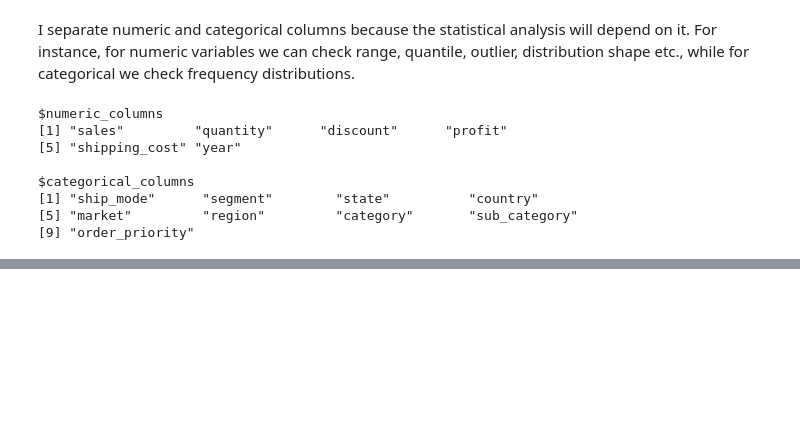
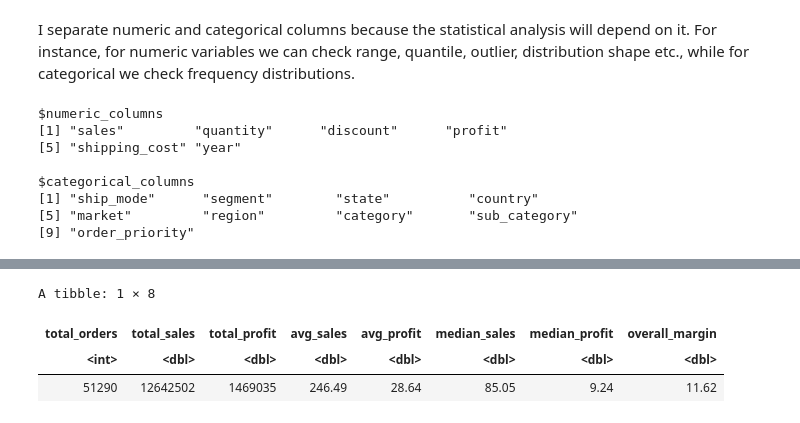
Before and after one commit to aleksiakolo/product-sales-analysis, a Jupyter notebook: notebooks/orders_statistics.ipynb, the cells around one changed output, grey strips where cells are left out. Cells and saved outputs as stored; diff of their text form; code cells hidden in the pictures; blank space fills up the shorter version.

```diff
--- a/notebooks/orders_statistics.ipynb
+++ b/notebooks/orders_statistics.ipynb
@@ -185,0 +255,28 @@ categorical_vars %>%
+# %%
+executive_summary <- orders %>%
+    summarise(
+        total_orders = n(),
+        total_sales = sum(sales, na.rm = TRUE),
+        total_profit = sum(profit, na.rm = TRUE),
+        avg_sales = mean(sales, na.rm = TRUE),
+        avg_profit = mean(profit, na.rm = TRUE),
+        median_sales = median(sales, na.rm = TRUE),
+        median_profit = median(profit, na.rm = TRUE),
+        overall_margin = total_profit / total_sales
+    ) %>%
+    mutate(
+        total_sales = round(total_sales, 2),
+        total_profit = round(total_profit, 2),
+        avg_sales = round(avg_sales, 2),
+        avg_profit = round(avg_profit, 2),
+        median_sales = round(median_sales, 2),
+        median_profit = round(median_profit, 2),
+        overall_margin = round(overall_margin * 100, 2)
+    )
+# %%
+executive_summary
+# %% [output]
+A tibble: 1 × 8
+| total_orders | total_sales | total_profit | avg_sales | avg_profit | median_sales | median_profit | overall_margin |
+| <int> | <dbl> | <dbl> | <dbl> | <dbl> | <dbl> | <dbl> | <dbl> |
+| 51290 | 12642502 | 1469035 | 246.49 | 28.64 | 85.05 | 9.24 | 11.62 |
```
Also changed, not shown: parts of 8 cells of this notebook, 35 other files.
